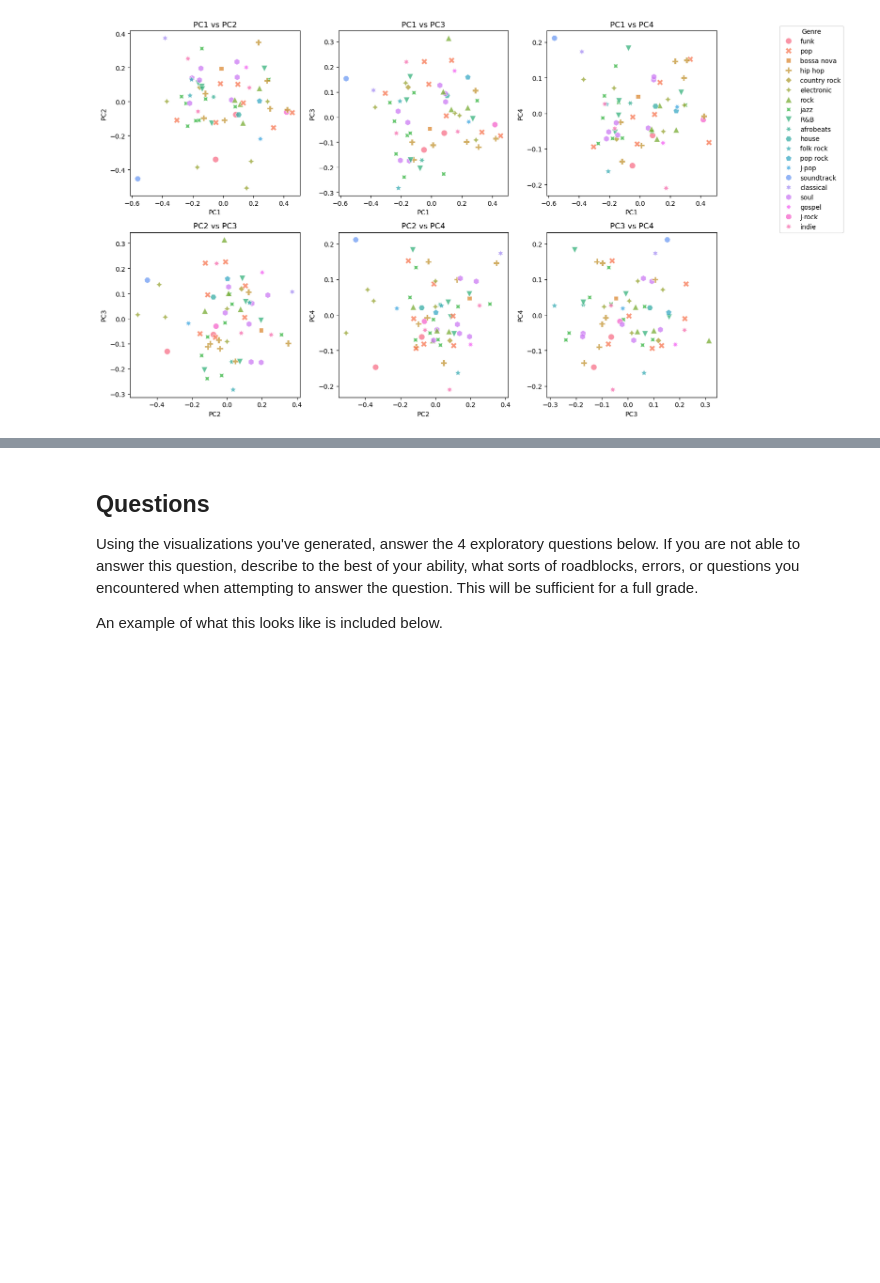
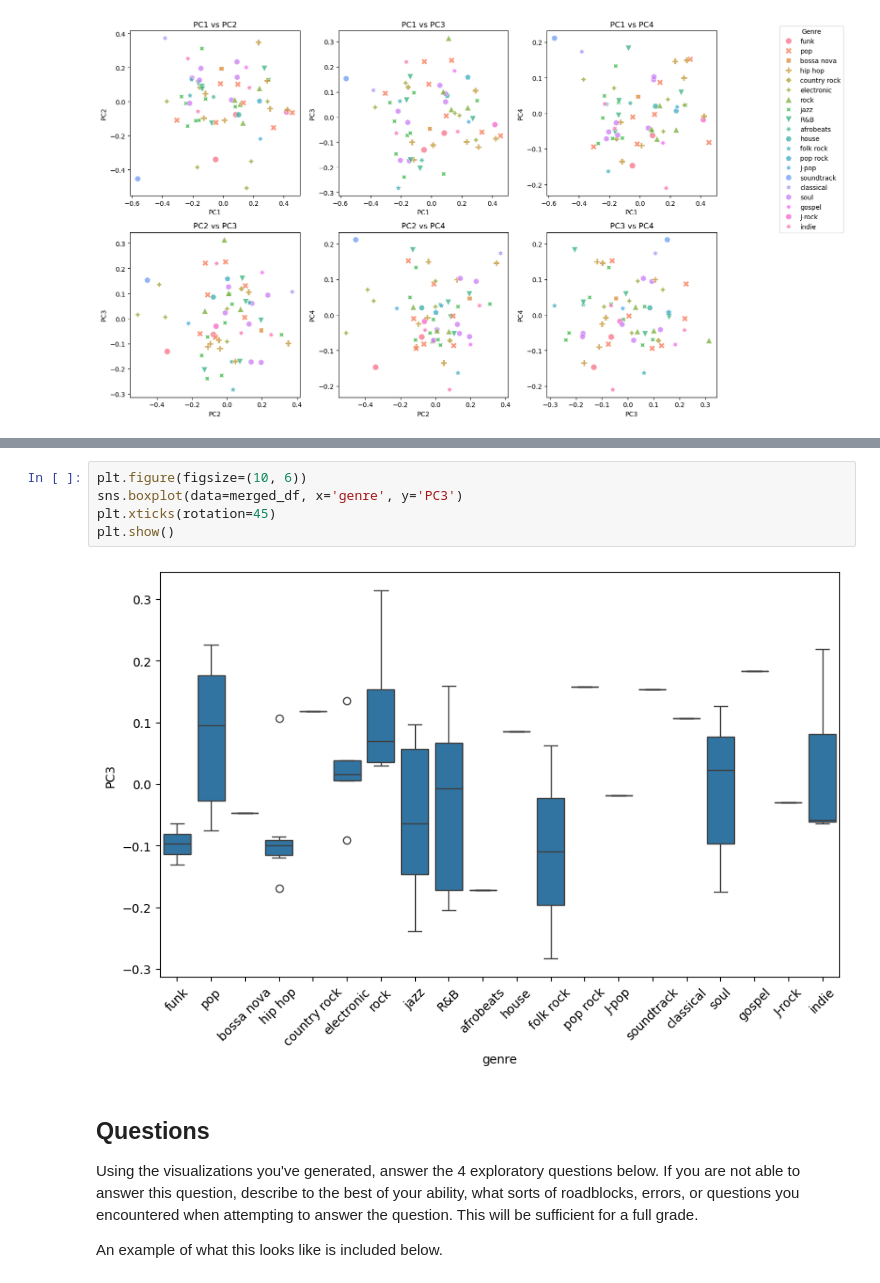
Before and after one commit to DataEden/unsupervised-music-recommender, a Jupyter notebook: notebooks/eda.ipynb, the cells around one changed output, grey strips where cells are left out. Drawn from its saved outputs; the diff is of its cells as text; blank space fills up the shorter version.

```diff
--- a/notebooks/eda.ipynb
+++ b/notebooks/eda.ipynb
@@ -161,3 +168,10 @@ In essence, centroids act as the central anchors that help define and organize d
+# %%
+plt.figure(figsize=(10, 6))
+sns.boxplot(data=merged_df, x='genre', y='PC3')
+plt.xticks(rotation=45)
+plt.show()
+# %% [output]
+[figure, added]
 # %% [markdown]
 ## Questions
 
```
Also changed, not shown: parts of 9 cells of this notebook, 1 other file.
